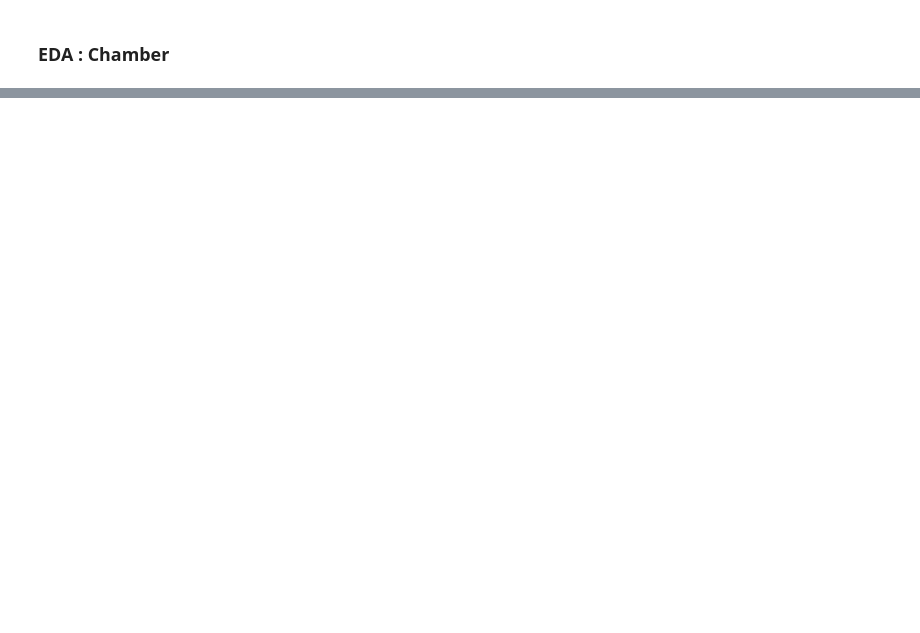
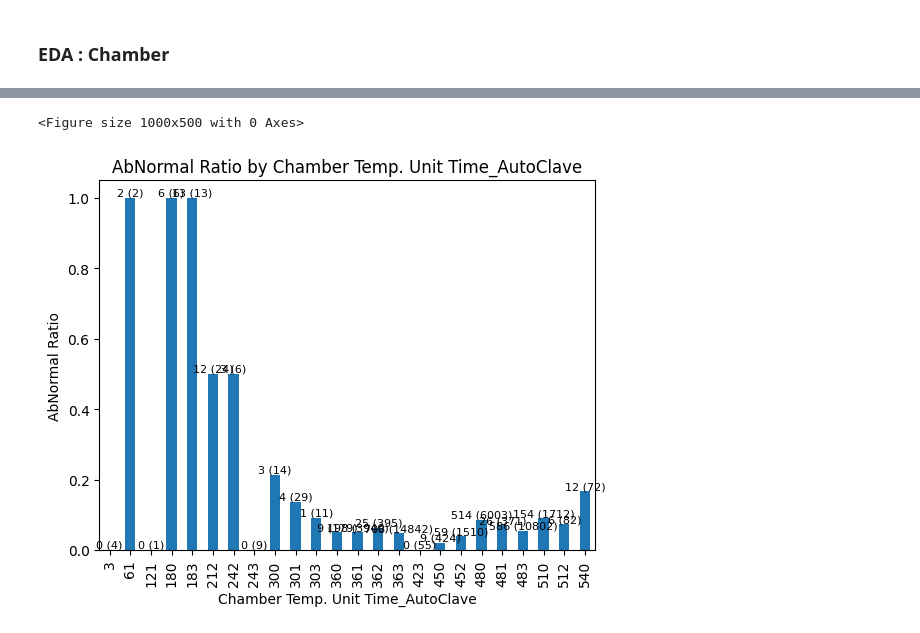
Before and after one commit to dyk9916/Lg_aimers5, a Jupyter notebook: code_log/junehong_code/0812_EDA_AutoClave.ipynb, the cells around one changed output, grey strips where cells are left out. Cells and saved outputs as stored; diff of their text form; code cells hidden in the pictures; blank space fills up the shorter version.

```diff
--- a/code_log/junehong_code/0812_EDA_AutoClave.ipynb
+++ b/code_log/junehong_code/0812_EDA_AutoClave.ipynb
@@ -641,0 +606,5 @@ Chamber_Temp_OKNG_AutoClave
+# %%
+plot_ratio(train_data, 'Chamber Temp. Unit Time_AutoClave')
+# %% [output]
+<Figure size 1000x500 with 0 Axes>
+[figure, added]
```
Also changed, not shown: parts of 42 cells of this notebook.
